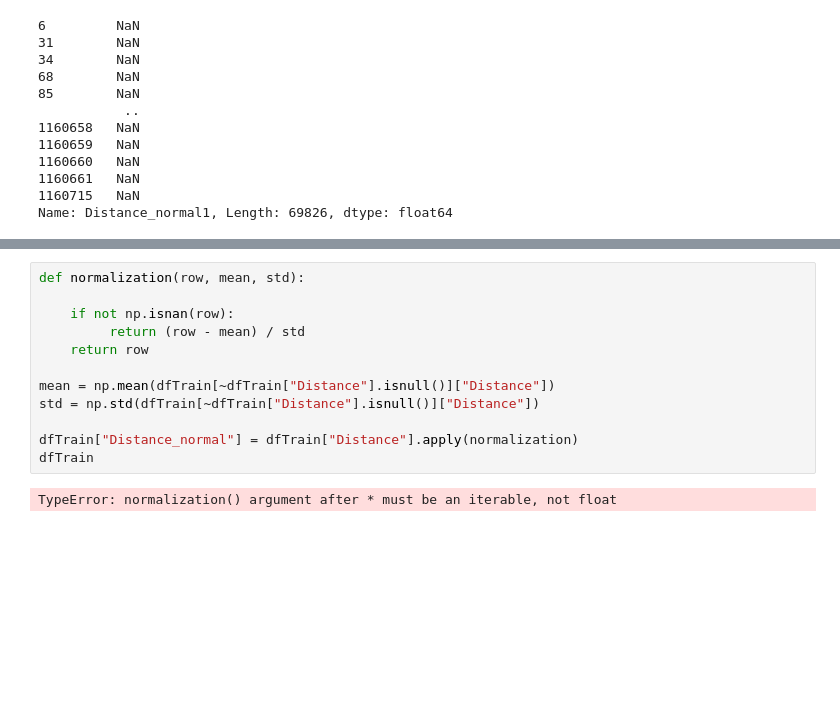
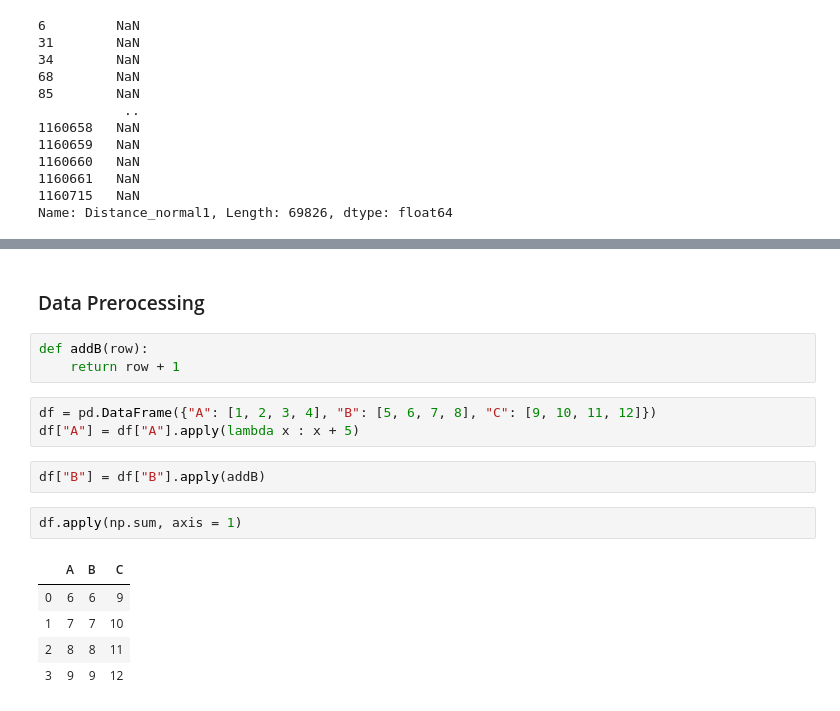
Before and after one commit to GeeKoders/2nd-ML100Days, a Jupyter notebook: homework/mid-term exam.ipynb, the cells around one changed output, grey strips where cells are left out. Saved outputs shown, nothing was run; the diff lists cells and outputs as text; blank space fills up the shorter version.

Commit message:
20200116 lambda and apply practice

```diff
--- a/homework/mid-term exam.ipynb
+++ b/homework/mid-term exam.ipynb
@@ -219,14 +186,18 @@ dtype('float64')
-# %%
-def normalization(row, mean, std):
-
-    if not np.isnan(row):
-         return (row - mean) / std
-    return row
-
-mean = np.mean(dfTrain[~dfTrain["Distance"].isnull()]["Distance"])
-std = np.std(dfTrain[~dfTrain["Distance"].isnull()]["Distance"])
-
-dfTrain["Distance_normal"] = dfTrain["Distance"].apply(normalization)
-dfTrain
-# %% [output]
-TypeError: normalization() argument after * must be an iterable, not float
+# %% [markdown]
+### Data Prerocessing
+# %%
+def addB(row):
+    return row + 1
+# %%
+df = pd.DataFrame({"A": [1, 2, 3, 4], "B": [5, 6, 7, 8], "C": [9, 10, 11, 12]})
+df["A"] = df["A"].apply(lambda x : x + 5)
+# %%
+df["B"] = df["B"].apply(addB)
+# %%
+df.apply(np.sum, axis = 1)
+# %% [output]
+|  | A | B | C |
+| 0 | 6 | 6 | 9 |
+| 1 | 7 | 7 | 10 |
+| 2 | 8 | 8 | 11 |
+| 3 | 9 | 9 | 12 |
```
Also changed, not shown: parts of 3 cells of this notebook.
